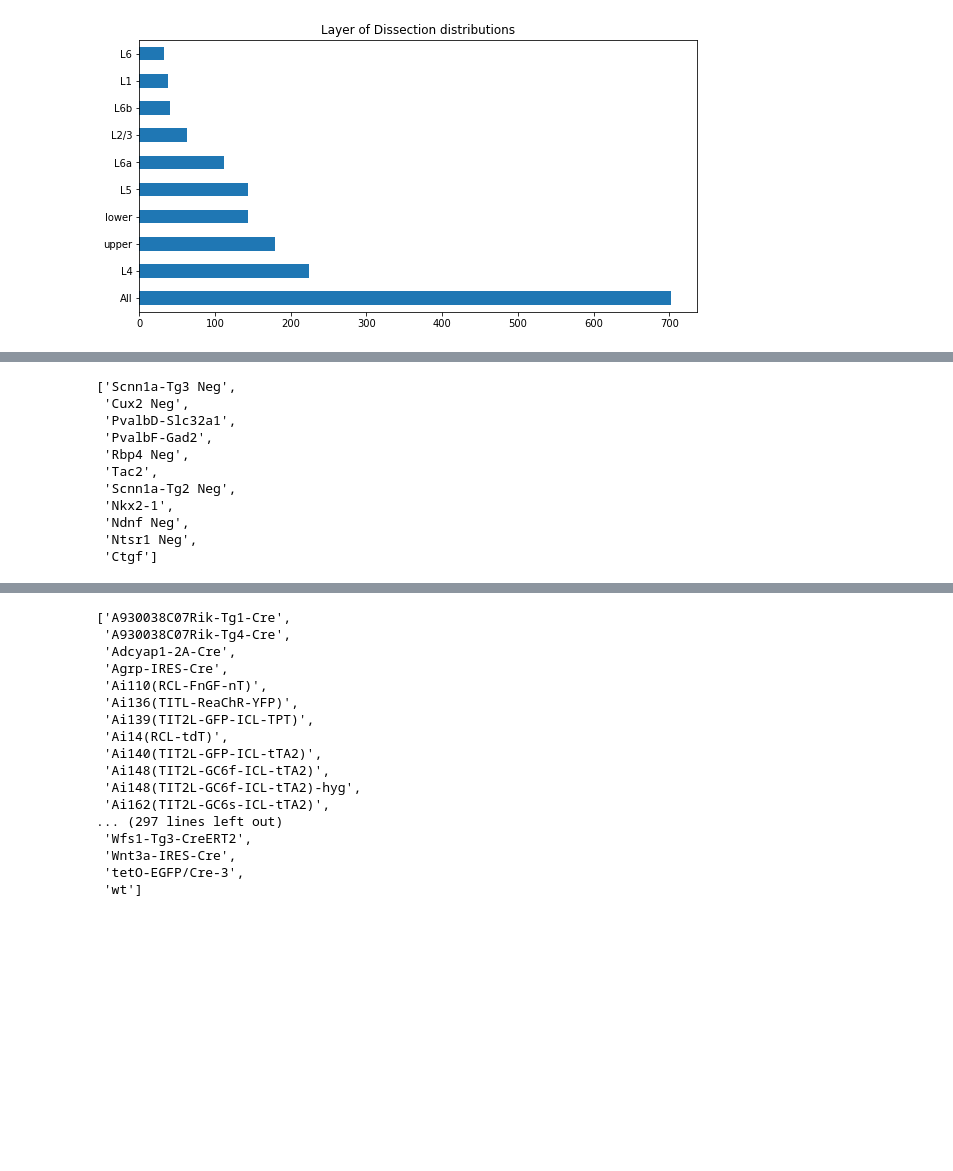
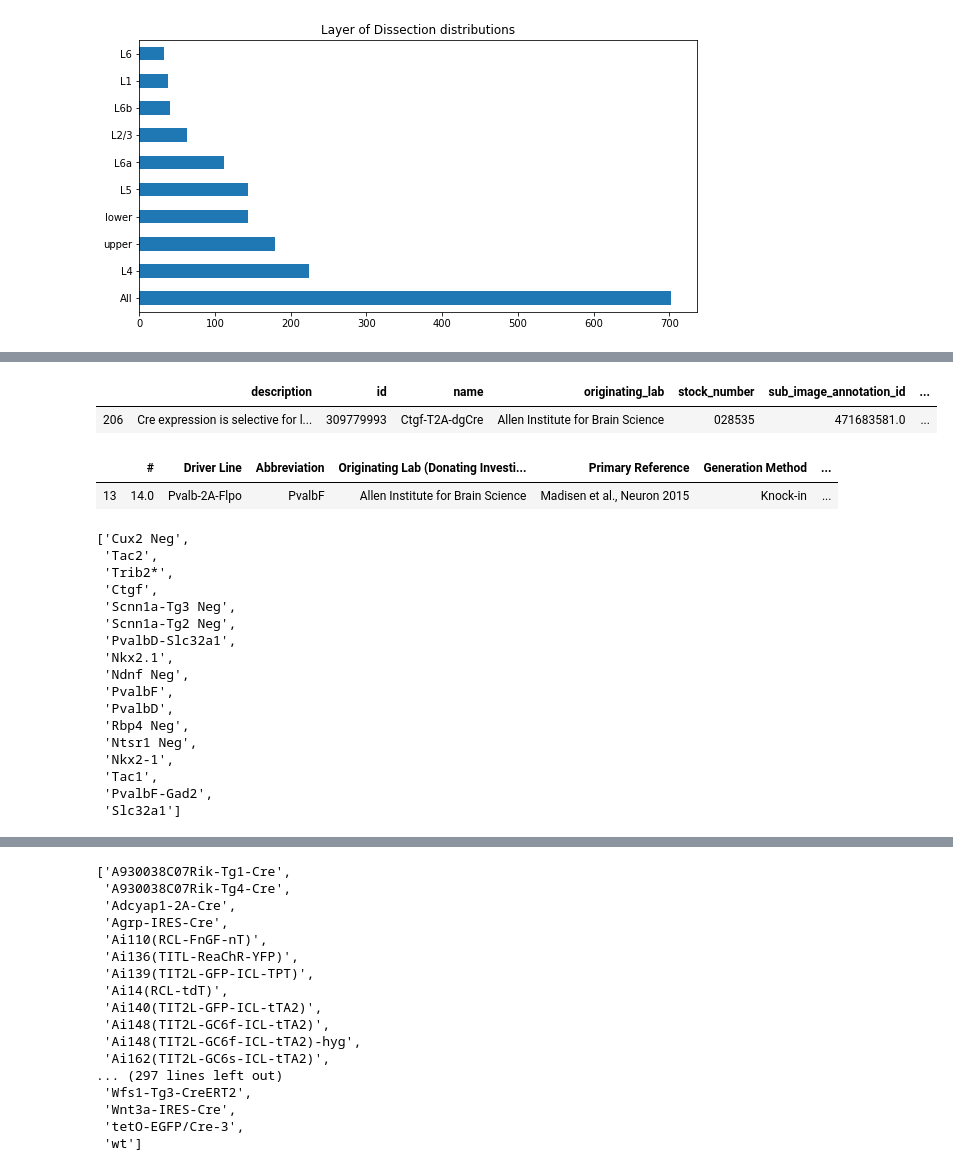
Before and after one commit to Allen-Z-4230/Tasic2015, a Jupyter notebook: Tasic-2015.ipynb, the cells around one changed output, grey strips where cells are left out. Drawn from its saved outputs; the diff is of its cells as text; code cells hidden in the pictures; blank space fills up the shorter version.

```diff
--- a/Tasic-2015.ipynb
+++ b/Tasic-2015.ipynb
@@ -125,15 +177,35 @@ plt.title("Mouse Cre Line Distributions");
+# %%
+response = requests.get('http://api.brain-map.org/api/v2/data/query.json?criteria='
+                        'model::TransgenicLine,rma::options[num_rows$eqall]')
+cre_ref = pd.DataFrame(response.json()['msg'])
+# %%
+cre_ref[cre_ref['stock_number'] == '028535']
+# %% [output]
+|  | description | id | name | originating_lab | stock_number | sub_image_annotation_id | ... |
+| 206 | Cre expression is selective for l... | 309779993 | Ctgf-T2A-dgCre | Allen Institute for Brain Science | 028535 | 471683581.0 | ... |
+# %%
+df_cre_mtd[df_cre_mtd['Driver Line'] == 'Pvalb-2A-Flpo']
+# %% [output]
+|  | # | Driver Line | Abbreviation | Originating Lab (Donating Investi... | Primary Reference | Generation Method | ... |
+| 13 | 14.0 | Pvalb-2A-Flpo | PvalbF | Allen Institute for Brain Science | Madisen et al., Neuron 2015 | Knock-in | ... |
 # %%
 # FIX: many from df_types['cre'] are missing in cre_df
-diff(df_types['cre'].value_counts().keys(), cre_df['Abbreviation'].tolist(), symmetric = False)
+diff(df_types['cre'].value_counts().keys(), cre_df['Abbreviation'].tolist())
 # %% [output]
-['Scnn1a-Tg3 Neg',
- 'Cux2 Neg',
+['Cux2 Neg',
+ 'Tac2',
+ 'Trib2*',
+ 'Ctgf',
+ 'Scnn1a-Tg3 Neg',
+ 'Scnn1a-Tg2 Neg',
  'PvalbD-Slc32a1',
+ 'Nkx2.1',
+ 'Ndnf Neg',
+ 'PvalbF',
+ 'PvalbD',
+ 'Rbp4 Neg',
+ 'Ntsr1 Neg',
+ 'Nkx2-1',
+ 'Tac1',
  'PvalbF-Gad2',
- 'Rbp4 Neg',
- 'Tac2',
- 'Scnn1a-Tg2 Neg',
- 'Nkx2-1',
- 'Ndnf Neg',
- 'Ntsr1 Neg',
- 'Ctgf']
+ 'Slc32a1']
```
Also changed, not shown: parts of 34 cells of this notebook, 7 other files.
